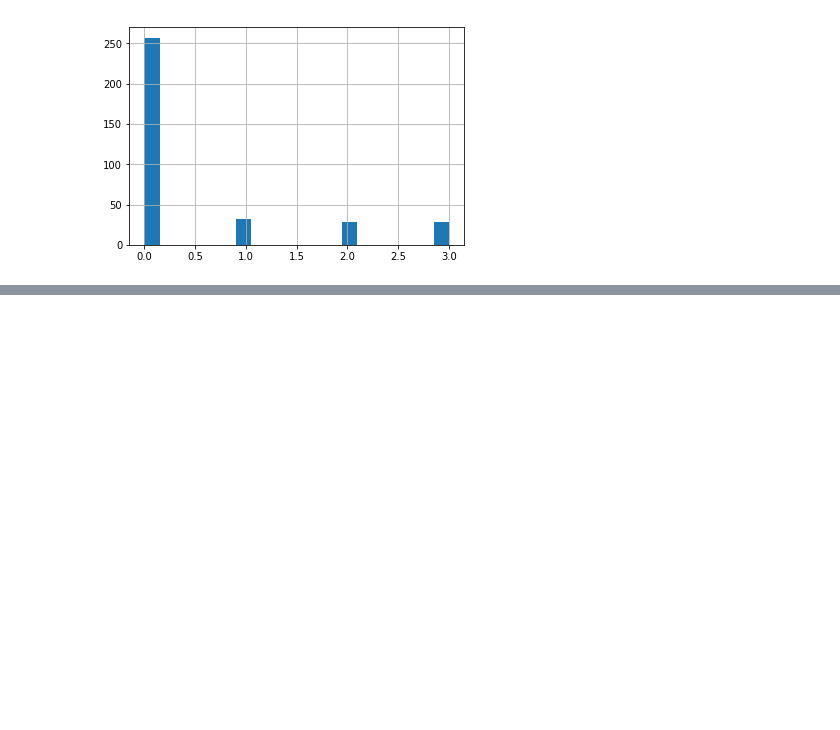
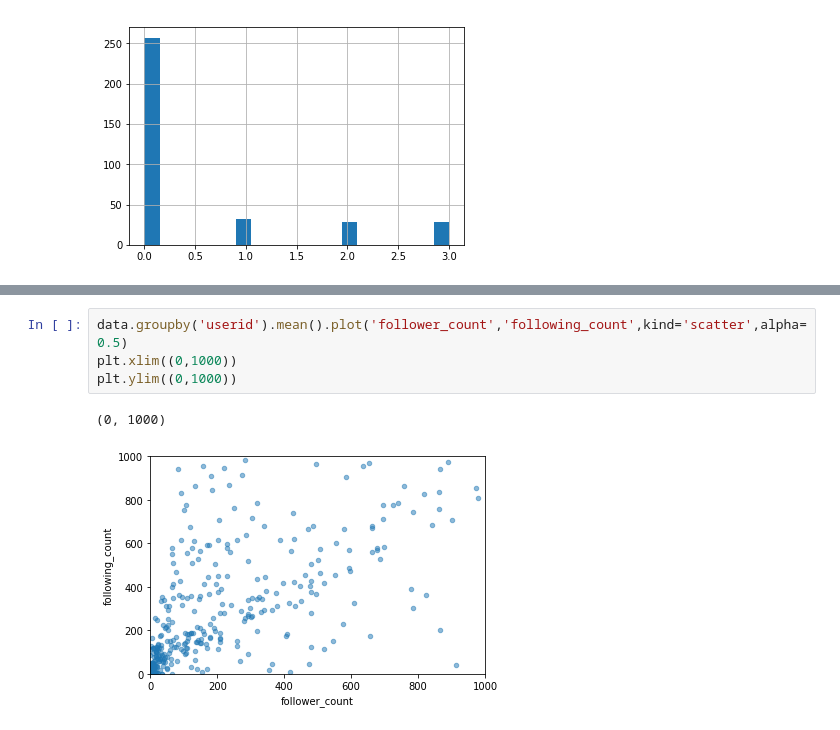
Before and after one commit to jabraunlin/tweets-russia-iran, a Jupyter notebook: clustering-john.ipynb, the cells around one changed output, grey strips where cells are left out. Saved outputs shown, nothing was run; the diff lists cells and outputs as text; blank space fills up the shorter version.

```diff
--- a/clustering-john.ipynb
+++ b/clustering-john.ipynb
@@ -296,0 +299,7 @@ grouped_df.topic.hist(bins=20)
+# %%
+data.groupby('userid').mean().plot('follower_count','following_count',kind='scatter',alpha=0.5)
+plt.xlim((0,1000))
+plt.ylim((0,1000))
+# %% [output]
+(0, 1000)
+[figure, added]
```
Also changed, not shown: parts of 10 cells of this notebook.
